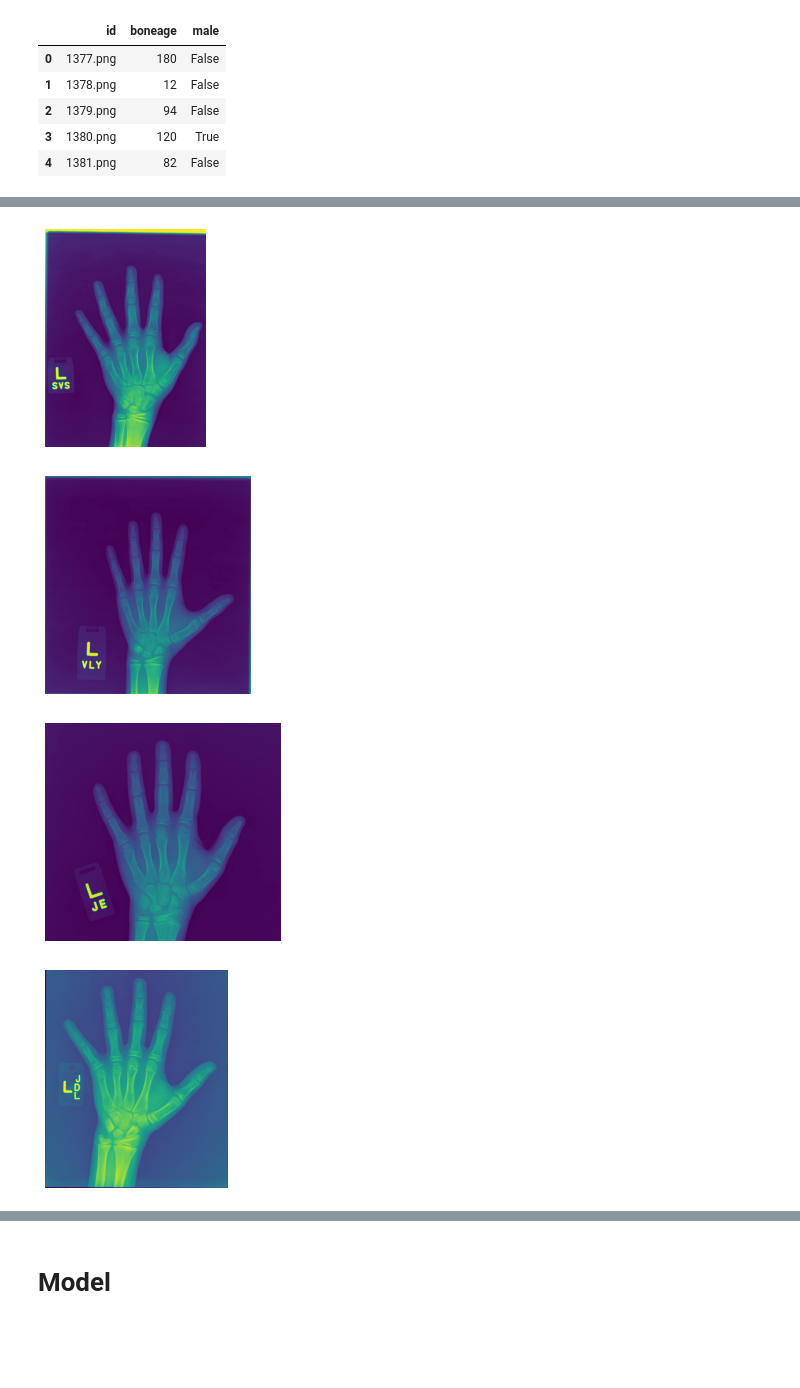
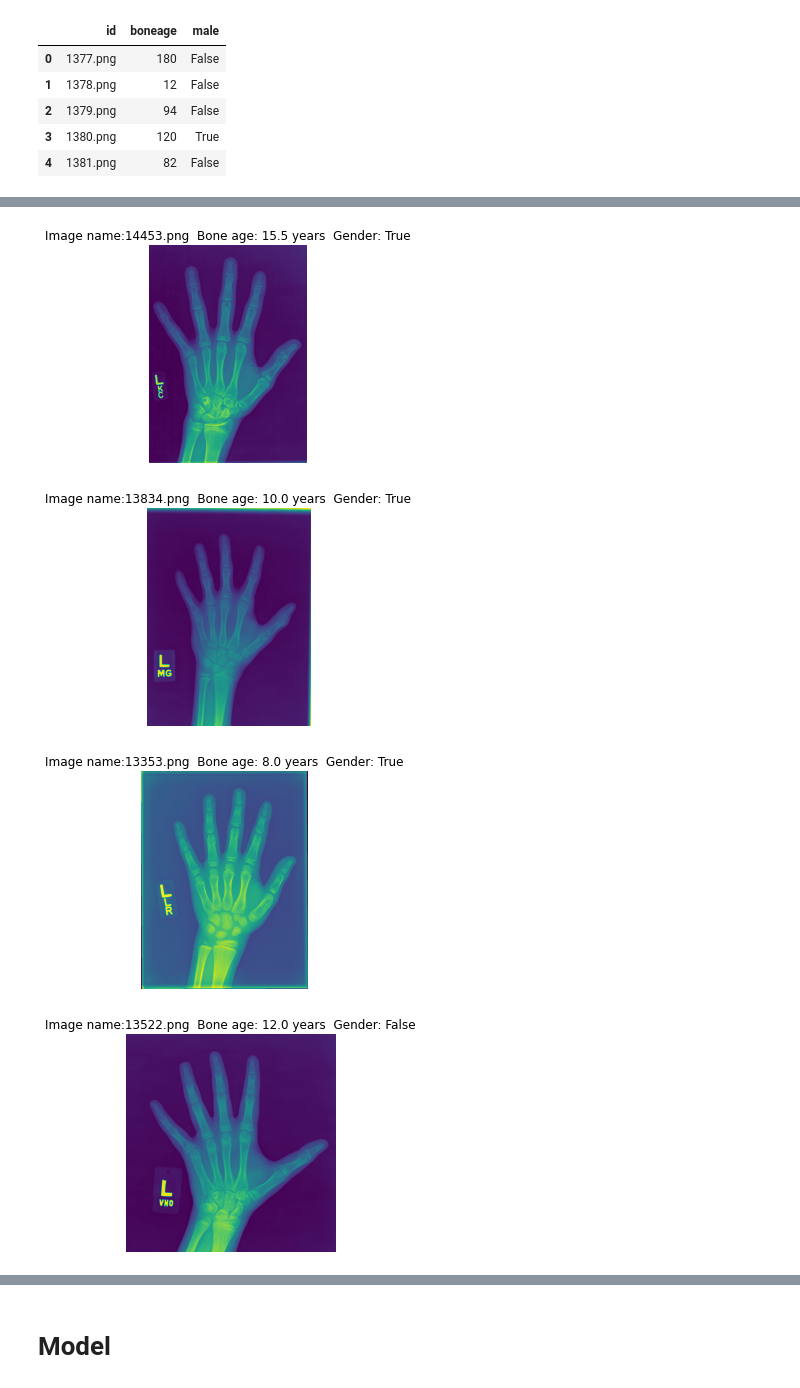
Before and after one commit to kittimaxz/Project_BoneAge, a Jupyter notebook: Model_Regression.ipynb, the cells around one changed output, grey strips where cells are left out. Cells and saved outputs as stored; diff of their text form; code cells hidden in the pictures; blank space fills up the shorter version.

```diff
--- a/Model_Regression.ipynb
+++ b/Model_Regression.ipynb
@@ -122,6 +130,7 @@ import matplotlib.image as mpimg #นำเข้า library ที่ใช้
 import matplotlib.pyplot as plt # เป็น module พื้นฐานที่ใช้ในการสร้างกราฟของ python
 for filename, boneage, gender in train_dataset[['id','boneage','male']].sample(10).values: #เป็นคำสั่งวนลูปเพื่อแสดงภาพ และข้อมูลของภาพที่เก็บไว้ใน Train_df (ชื่อ อายุ เพศ)
     train_img = mpimg.imread(os.path.join(path,'boneage_training_dataset/')+ filename) # เป็นคำสั่งที่ใช้ในการนำรูปเข้ามา
+    plt.title('Image name:{}  Bone age: {} years  Gender: {}'.format(filename, boneage/12, gender)) # แสดงหัวเรื่องโดยบอกถึง ชื่อ อายุ(ปี) และเพศ ของแต่ละภาพ
     plt.imshow(train_img) # แสดงรูปภาพ
     plt.axis('off')
     plt.show()
@@ -139,11 +148,12 @@ for filename, boneage, gender in train_dataset[['id','boneage','male']].sample(1
 # %%
 for filename, boneage, gender in validation_dataset[['id','boneage','male']].sample(10).values: #เป็นคำสั่งวนลูปเพื่อแสดงภาพ และข้อมูลของภาพที่เก็บไว้ใน Train_df (ชื่อ อายุ เพศ)
     validation_img = mpimg.imread(os.path.join(path,'boneage_validation_dataset/')+ filename) # เป็นคำสั่งที่ใช้ในการนำรูปเข้ามา
+    plt.title('Image name:{}  Bone age: {} years  Gender: {}'.format(filename, boneage/12, gender)) # แสดงหัวเรื่องโดยบอกถึง ชื่อ อายุ(ปี) และเพศ ของแต่ละภาพ
     plt.imshow(validation_img) # แสดงรูปภาพ
     plt.axis('off')
     plt.show()
 # %% [output]
-[figure, old version]
+[figure, new version]
-[figure, old version]
+[figure, new version]
-[figure, old version]
+[figure, new version]
-[figure, old version]
+[figure, new version]
```
Also changed, not shown: parts of 13 cells of this notebook.
